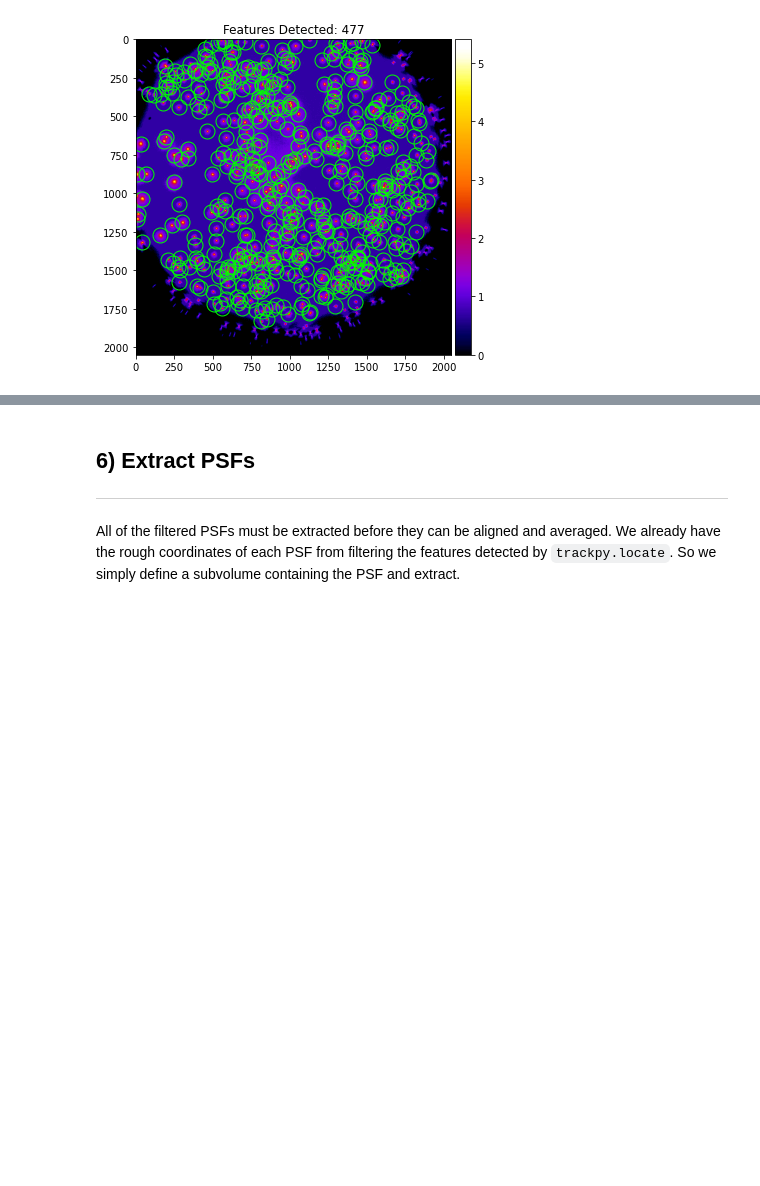
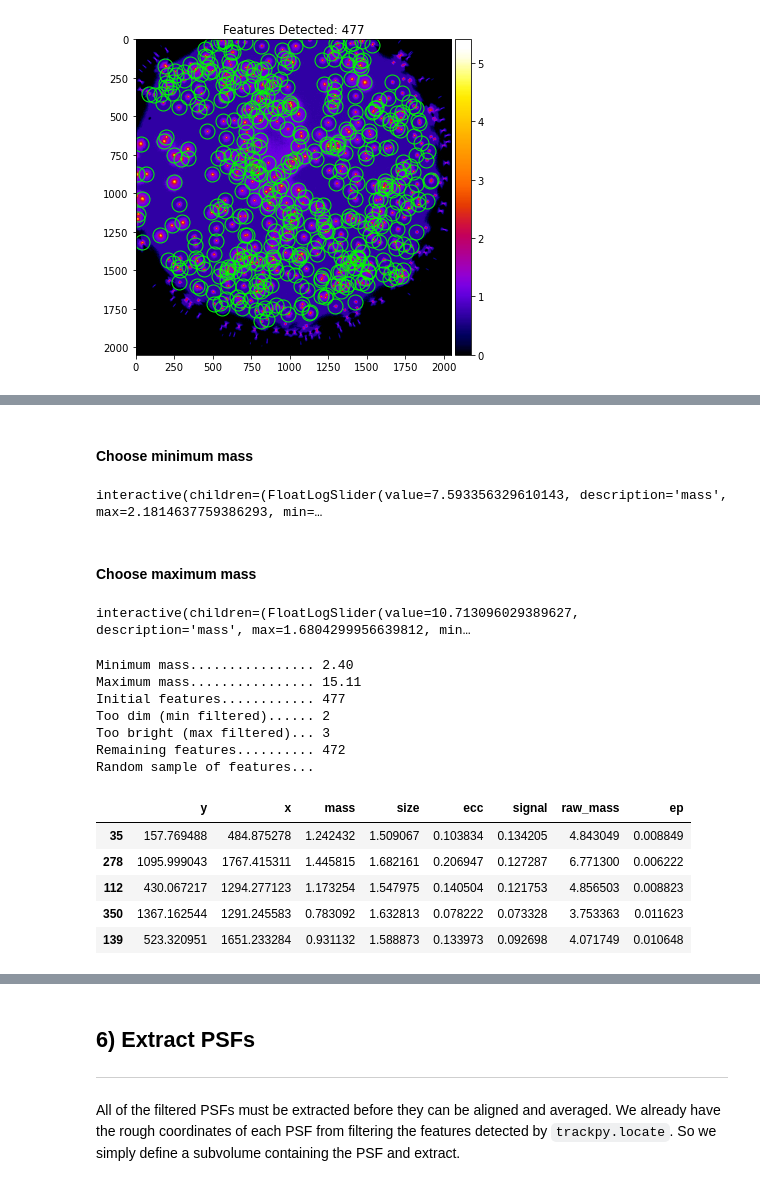
Before and after one commit to hoogenboom-group/PSF-Extractor, a Jupyter notebook: notebooks/walkthrough.ipynb, the cells around one changed output, grey strips where cells are left out. Drawn from its saved outputs; the diff is of its cells as text; code cells hidden in the pictures; blank space fills up the shorter version.

```diff
--- a/notebooks/walkthrough.ipynb
+++ b/notebooks/walkthrough.ipynb
@@ -120,0 +140,16 @@ plot_mip(mip, features=features)
+# %% [markdown]
+#### Choose minimum mass
+# %%
+# Choose minimum mass range
+min_masses = get_min_masses(mip, dx=dx, n=35, b=20)
+
+# Interactive plot
+widget = interact(plot_mass_range_interactive,
+                  mip=fixed(mip),
+                  mass=FloatLogSlider(value=np.median(min_masses),
+                                      min=np.log10(min_masses.min()),
+                                      max=np.log10(min_masses.max())),
+                  features=fixed(features_init),
+                  filtering=fixed('min'));
+# %% [output]
+interactive(children=(FloatLogSlider(value=7.593356329610143, description='mass', max=2.1814637759386293, min=…
@@ -121 +159,50 @@ plot_mip(mip, features=features)
+# %% [markdown]
+#### Choose maximum mass
+# %%
+# Get candidate maximum masses
+max_masses = get_max_masses(min_mass, n=31, b=20)
+
+widget = interact(plot_mass_range_interactive,
+                  mip=fixed(mip),
+                  mass=FloatLogSlider(value=np.median(max_masses),
+                                      min=np.log10(max_masses.min()),
+                                      max=np.log10(max_masses.max())),
+                  features=fixed(features_init.loc[features_init['raw_mass'] > min_mass]),
+                  filtering=fixed('max'));
+# %% [output]
+interactive(children=(FloatLogSlider(value=10.713096029389627, description='mass', max=1.6804299956639812, min…
+# %%
+# Set minimum mass
+max_mass = widget.widget.children[0].value
+
+# Update feature set
+features_mass = features_init.loc[(features_init['raw_mass'] > min_mass) &\
+                                  (features_init['raw_mass'] < max_mass)]
+
+# Output
+out = f"""\
+Minimum mass................ {min_mass:.2f}
+Maximum mass................ {max_mass:.2f}
+Initial features............ {len(features_init):.0f}
+Too dim (min filtered)...... {len(features_init.loc[features_init['raw_mass'] < min_mass]):.0f}
+Too bright (max filtered)... {len(features_init.loc[features_init['raw_mass'] > max_mass]):.0f}
+Remaining features.......... {len(features_mass):.0f}
+Random sample of features...
+"""
+print(out)
+features_mass.sample(5)
+# %% [output]
+Minimum mass................ 2.40
+Maximum mass................ 15.11
+Initial features............ 477
+Too dim (min filtered)...... 2
+Too bright (max filtered)... 3
+Remaining features.......... 472
+Random sample of features...
+|  | y | x | mass | size | ecc | signal | raw_mass | ep |
+| 35 | 157.769488 | 484.875278 | 1.242432 | 1.509067 | 0.103834 | 0.134205 | 4.843049 | 0.008849 |
+| 278 | 1095.999043 | 1767.415311 | 1.445815 | 1.682161 | 0.206947 | 0.127287 | 6.771300 | 0.006222 |
+| 112 | 430.067217 | 1294.277123 | 1.173254 | 1.547975 | 0.140504 | 0.121753 | 4.856503 | 0.008823 |
+| 350 | 1367.162544 | 1291.245583 | 0.783092 | 1.632813 | 0.078222 | 0.073328 | 3.753363 | 0.011623 |
+| 139 | 523.320951 | 1651.233284 | 0.931132 | 1.588873 | 0.133973 | 0.092698 | 4.071749 | 0.010648 |
 # %% [markdown]
```
Also changed, not shown: parts of 31 cells of this notebook.
